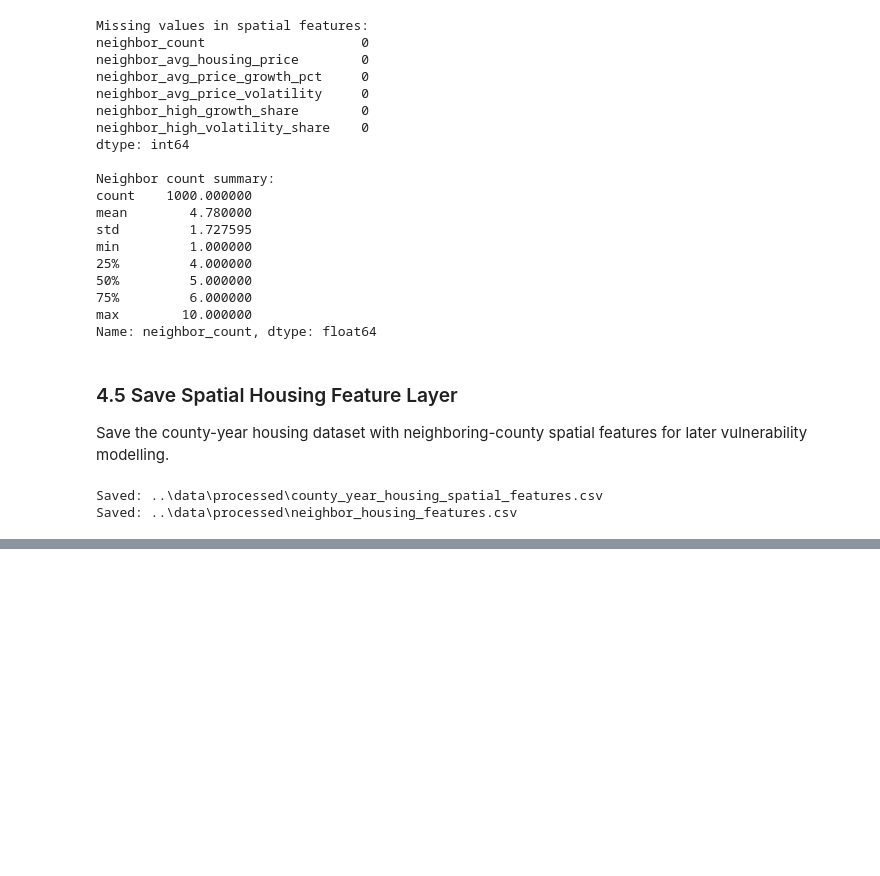
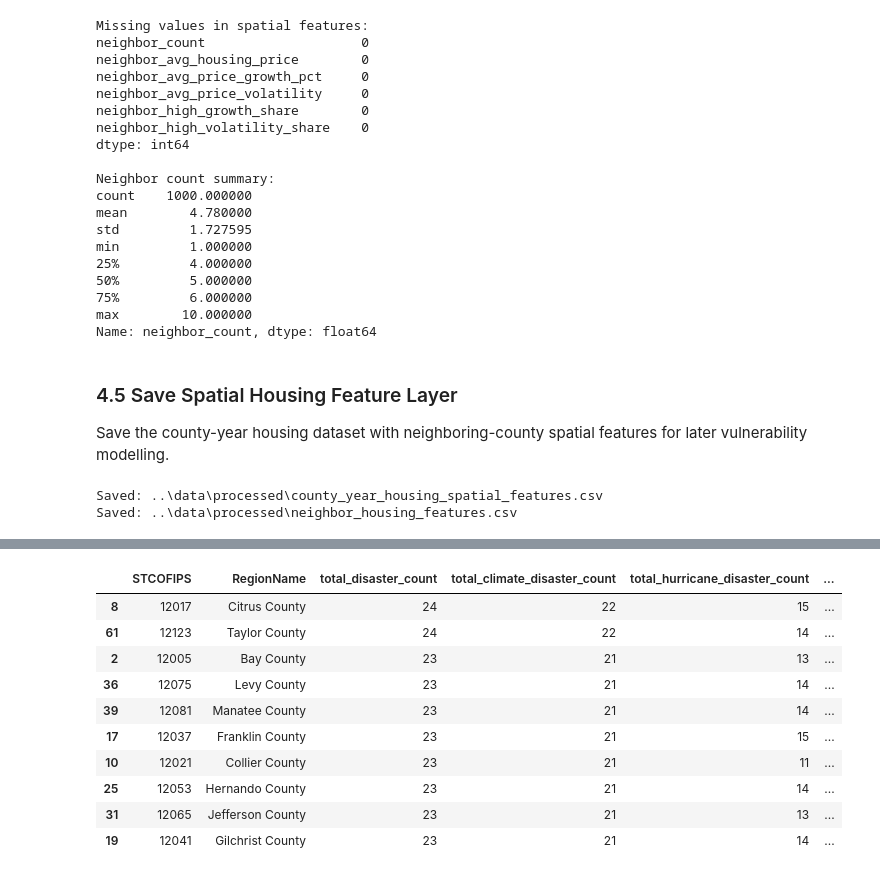
Before and after one commit to NimrahAltafAdam/climate-risk-housing-valuation, a Jupyter notebook: notebooks/04_county_year_vulnerability_dataset.ipynb, the cells around one changed output, grey strips where cells are left out. Saved outputs shown, nothing was run; the diff lists cells and outputs as text; code cells hidden in the pictures; blank space fills up the shorter version.

Commit message:
Step 5- Add FEMA disaster history features

```diff
--- a/notebooks/04_county_year_vulnerability_dataset.ipynb
+++ b/notebooks/04_county_year_vulnerability_dataset.ipynb
@@ -41,6 +41,14 @@ PROCESSED_DATA = (
     / "processed"
 )
 
+INTERIM_DATA = (
+    PROJECT_ROOT
+    / "data"
+    / "interim"
+    / "county_year_features"
+)
+
+
 RESULTS_TABLES = (
     PROJECT_ROOT
     / "results"
@@ -53,10 +61,6 @@ RESULTS_LOGS = (
     / "logs"
 )
 
-# create folders if needed
-PROCESSED_DATA.mkdir(parents=True, exist_ok=True)
-RESULTS_TABLES.mkdir(parents=True, exist_ok=True)
-RESULTS_LOGS.mkdir(parents=True, exist_ok=True)
 
 # ==================================================
 # Project Settings
@@ -1082,0 +1638,67 @@ Saved: ..\data\processed\neighbor_housing_features.csv
+# %%
+# ==================================================
+# 5.6 Validate Disaster-Enhanced Dataset
+# ==================================================
+
+# Core structure checks
+expected_rows = county_year_spatial.shape[0]
+actual_rows = county_year_disaster_enhanced.shape[0]
+
+expected_counties = county_year_spatial["STCOFIPS"].nunique()
+actual_counties = county_year_disaster_enhanced["STCOFIPS"].nunique()
+
+duplicate_county_years = county_year_disaster_enhanced.duplicated(["STCOFIPS", "Year"]).sum()
+
+# Missing value checks
+disaster_missing = county_year_disaster_enhanced[disaster_feature_cols].isna().sum()
+total_missing_disaster_values = disaster_missing.sum()
+
+# County-year coverage checks
+missing_counties_after_merge = (
+    set(county_year_spatial["STCOFIPS"].unique()) -
+    set(county_year_disaster_enhanced["STCOFIPS"].unique())
+)
+
+missing_years_after_merge = (
+    set(county_year_spatial["Year"].unique()) -
+    set(county_year_disaster_enhanced["Year"].unique())
+)
+
+# Disaster exposure summaries
+county_disaster_summary = (
+    county_year_disaster_enhanced
+    .groupby(["STCOFIPS", "RegionName"])
+    .agg(
+        total_disaster_count=("disaster_count", "sum"),
+        total_climate_disaster_count=("climate_disaster_count", "sum"),
+        total_hurricane_disaster_count=("hurricane_disaster_count", "sum"),
+        max_recent_3yr_disaster_count=("recent_3yr_disaster_count", "max"),
+        max_cumulative_disaster_count=("cumulative_disaster_count", "max")
+    )
+    .reset_index()
+    .sort_values("total_disaster_count", ascending=False)
+)
+
+# Print validation results
+print("Disaster-enhanced dataset validation")
+print("-----------------------------------")
+print("Expected rows:", expected_rows)
+print("Actual rows:", actual_rows)
+print("Expected counties:", expected_counties)
+print("Actual counties:", actual_counties)
+print("Year range:", county_year_disaster_enhanced["Year"].min(), "-", county_year_disaster_enhanced["Year"].max())
+print("Duplicate county-year rows:", duplicate_county_years)
+
+print("\nMissing disaster values:", total_missing_disaster_values)
+print("Missing counties after merge:", len(missing_counties_after_merge))
+print("Missing years after merge:", len(missing_years_after_merge))
+
+print("\nDisaster feature totals:")
+print(county_year_disaster_enhanced[disaster_feature_cols].sum().sort_values(ascending=False))
+
+print("\nTop 10 counties by total disaster declarations:")
+display(county_disaster_summary.head(10))
+
+print("\nRows by year:")
+print(county_year_disaster_enhanced["Year"].value_counts().sort_index())
+# %% [output]
@@ -1082,0 +1722,11 @@ Saved: ..\data\processed\neighbor_housing_features.csv
+|  | STCOFIPS | RegionName | total_disaster_count | total_climate_disaster_count | total_hurricane_disaster_count | ... |
+| 8 | 12017 | Citrus County | 24 | 22 | 15 | ... |
+| 61 | 12123 | Taylor County | 24 | 22 | 14 | ... |
+| 2 | 12005 | Bay County | 23 | 21 | 13 | ... |
+| 36 | 12075 | Levy County | 23 | 21 | 14 | ... |
+| 39 | 12081 | Manatee County | 23 | 21 | 14 | ... |
+| 17 | 12037 | Franklin County | 23 | 21 | 15 | ... |
+| 10 | 12021 | Collier County | 23 | 21 | 11 | ... |
+| 25 | 12053 | Hernando County | 23 | 21 | 14 | ... |
+| 31 | 12065 | Jefferson County | 23 | 21 | 13 | ... |
+| 19 | 12041 | Gilchrist County | 23 | 21 | 14 | ... |
```
Also changed, not shown: parts of 20 cells of this notebook, 1 other file.
